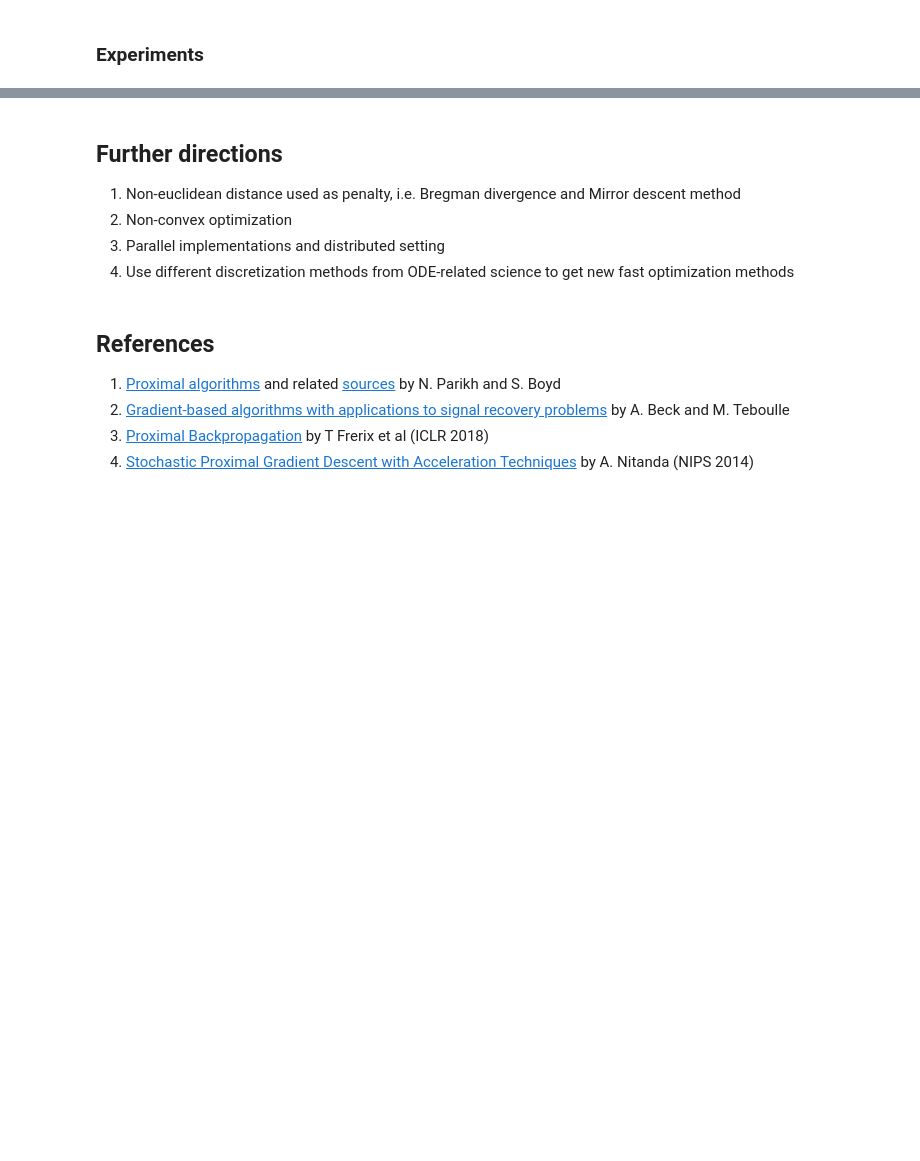
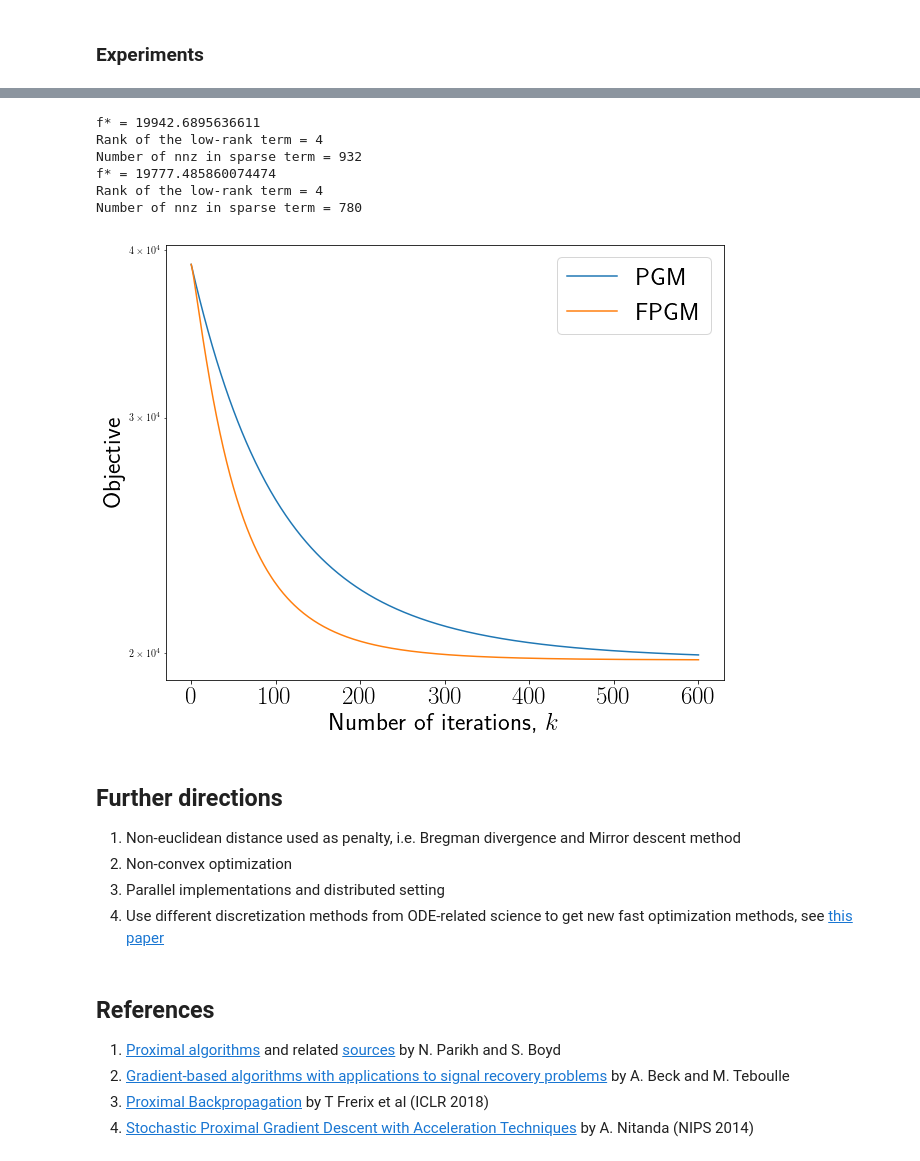
Before and after one commit to amkatrutsa/optimization_course, a Jupyter notebook: ProxMethods/prox_methods_en.ipynb, the cells around one changed output, grey strips where cells are left out. Cells and saved outputs as stored; diff of their text form; code cells hidden in the pictures; blank space fills up the shorter version.

```diff
--- a/ProxMethods/prox_methods_en.ipynb
+++ b/ProxMethods/prox_methods_en.ipynb
@@ -338,0 +381,17 @@ $$
+# %%
+m = 100
+n = 100
+rank = 4
+L = np.random.randn(m, rank).dot(np.random.randn(rank, n))
+S = 20 * np.random.rand(m * n) - 10
+S[np.random.rand(m*n) < 0.9] = 0
+print(np.sum(S != 0))
+S = S.reshape(m, n)
+V = 0.05 * np.random.randn(m, n)
+A = L + S + V
+max_gamma_3 = np.linalg.norm(A, ord="nuc")
+gamma_3 = 0.015 * max_gamma_3
+print(gamma_3)
+max_gamma_2 = np.max(np.abs(A))
+gamma_2 = 0.15 * max_gamma_2
+print(gamma_2)
@@ -339,10 +453,45 @@ $$
+# %%
+# X0 = [np.random.randn(m, n), np.random.randn(m, n)]
+X0 = [np.zeros((m, n)), np.zeros((m, n))]
+num_iter = 600
+# %%
+step = 5e-3
+X_pm, conv = prox_alg_mat(f, f_grad, g_prox, X0, num_iter, beta=0.5, fix_lam=step, accel=False)
+print("f* = {}".format(f(X_pm) + gamma_2 * np.sum(np.abs(X_pm[0])) + gamma_3 * np.linalg.norm(X_pm[1], "nuc")))
+print("Rank of the low-rank term = {}".format(np.linalg.matrix_rank(X_pm[1])))
+print("Number of nnz in sparse term = {}".format(np.sum(X_pm[0] != 0)))
+X_pm_acc, conv_acc = prox_alg_mat(f, f_grad, g_prox, X0, num_iter, beta=0.5, fix_lam=step, accel=True)
+print("f* = {}".format(f(X_pm_acc) + gamma_2 * np.sum(np.abs(X_pm_acc[0])) +
+                       gamma_3 * np.linalg.norm(X_pm_acc[1], "nuc")))
+print("Rank of the low-rank term = {}".format(np.linalg.matrix_rank(X_pm_acc[1])))
+print("Number of nnz in sparse term = {}".format(np.sum(X_pm_acc[0] != 0)))
+# %% [output]
+f* = 19942.6895636611
+Rank of the low-rank term = 4
+Number of nnz in sparse term = 932
+f* = 19777.485860074474
+Rank of the low-rank term = 4
+Number of nnz in sparse term = 780
+# %%
+plt.figure(figsize=(10, 8))
+fontsize=25
+plt.plot([f(X) + gamma_2 * np.sum(np.abs(X[0])) + gamma_3 * np.linalg.norm(X[1], "nuc") for X in conv], label="PGM")
+plt.plot([f(X) + gamma_2 * np.sum(np.abs(X[0])) + gamma_3 * np.linalg.norm(X[1], "nuc") for X in conv_acc], label="FPGM")
+plt.legend(fontsize=fontsize)
+plt.xlabel(r"Number of iterations, $k$", fontsize=fontsize)
+plt.ylabel(r"Objective", fontsize=fontsize)
+plt.xticks(fontsize=fontsize)
+_ = plt.yticks(fontsize=fontsize)
+plt.yscale("log")
+# %% [output]
+[figure, added]
 # %% [markdown]
 ##  Further directions
 
 1. Non-euclidean distance used as penalty, i.e. Bregman divergence and Mirror descent method
 2. Non-convex optimization
 3. Parallel implementations and distributed setting
-4. Use different discretization methods from ODE-related science to get new fast optimization methods
+4. Use different discretization methods from ODE-related science to get new fast optimization methods, see [this paper](https://arxiv.org/pdf/1805.00521.pdf)
 # %% [markdown]
 ## References
 
```
Also changed, not shown: parts of 10 cells of this notebook.
